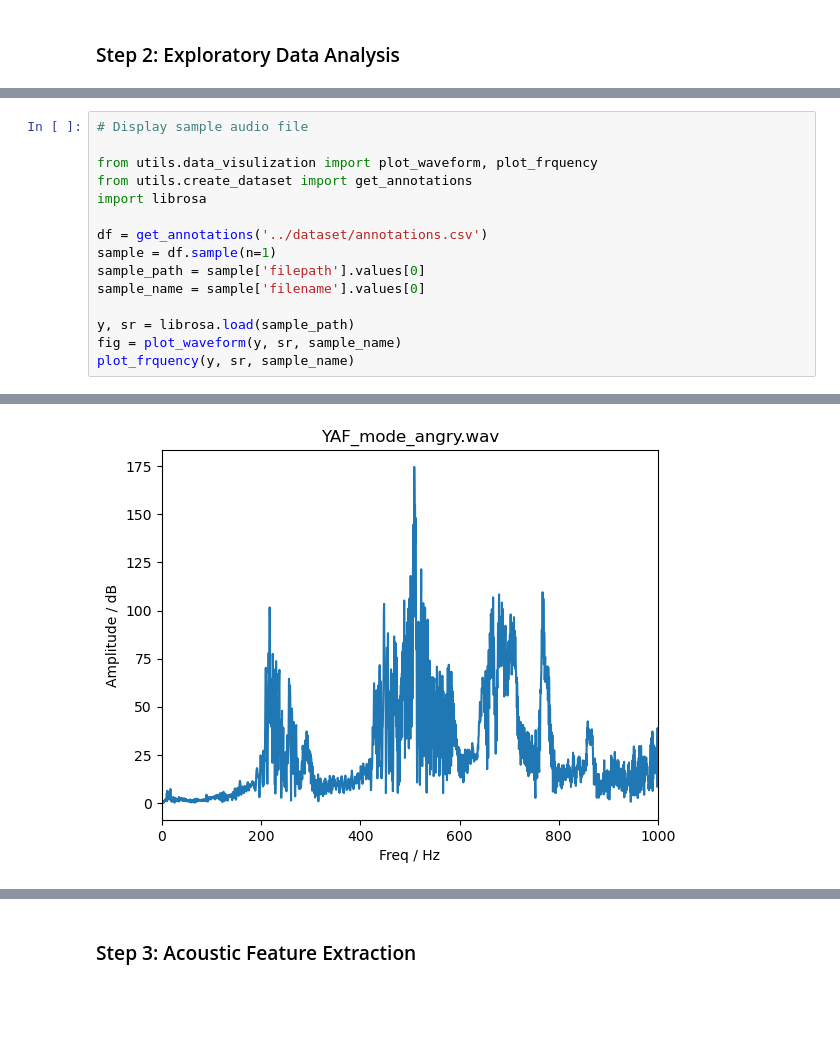
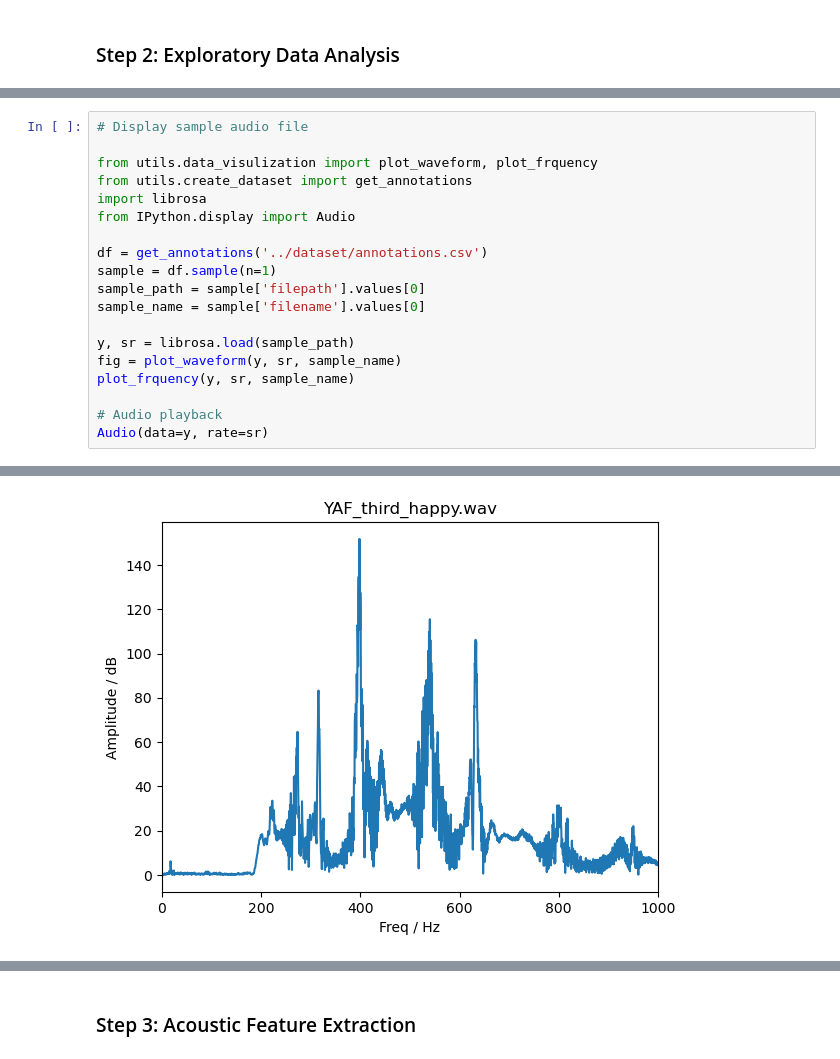
Before and after one commit to kanielv/MML, a Jupyter notebook: Assignment3/src/assignment3.ipynb, the cells around one changed output, grey strips where cells are left out. Drawn from its saved outputs; the diff is of its cells as text; blank space fills up the shorter version.

Commit message:
added audio display, began feature extraction for training set

```diff
--- a/Assignment3/src/assignment3.ipynb
+++ b/Assignment3/src/assignment3.ipynb
@@ -27,6 +30,7 @@ types.plot.bar(x='type', y='instances')
 from utils.data_visulization import plot_waveform, plot_frquency
 from utils.create_dataset import get_annotations
 import librosa
+from IPython.display import Audio
 
 df = get_annotations('../dataset/annotations.csv')
 sample = df.sample(n=1)
@@ -36,4 +40,7 @@ sample_name = sample['filename'].values[0]
 y, sr = librosa.load(sample_path)
 fig = plot_waveform(y, sr, sample_name)
 plot_frquency(y, sr, sample_name)
+
+# Audio playback
+Audio(data=y, rate=sr)
 # %% [output]
@@ -41 +48 @@ plot_frquency(y, sr, sample_name)
-[figure, old version]
+[figure, new version]
```
Also changed, not shown: parts of 15 cells of this notebook, 1 other file.
